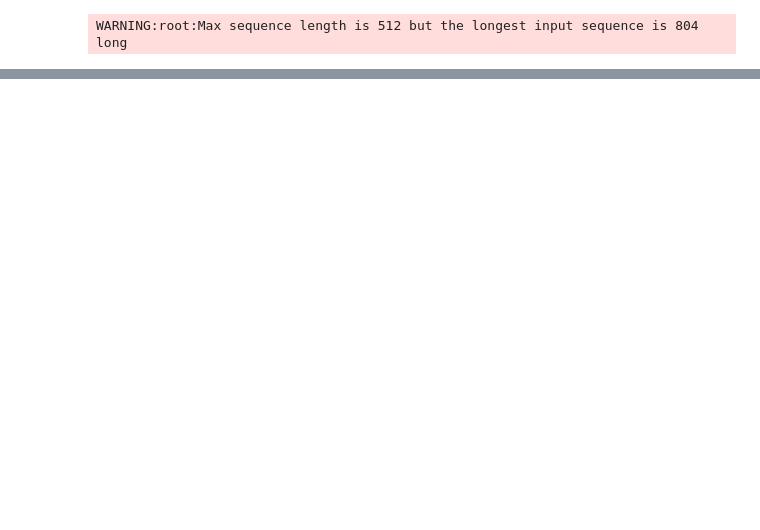
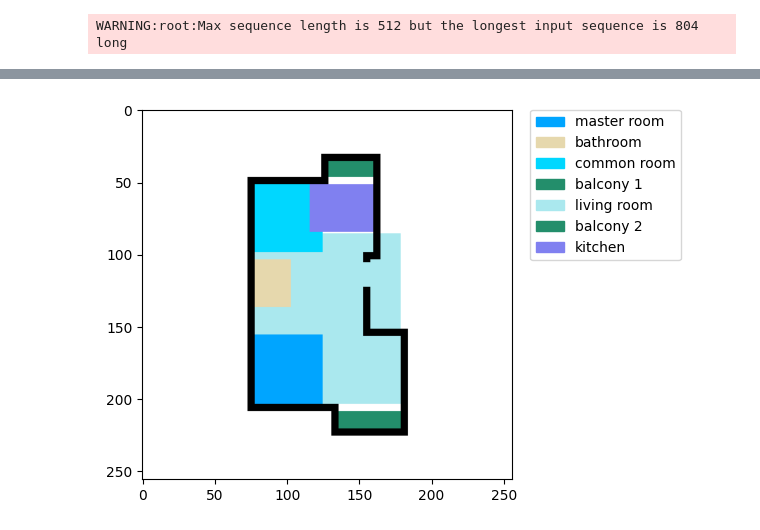
Before and after one commit to theobui1711/t2f, a Jupyter notebook: test.ipynb, the cells around one changed output, grey strips where cells are left out. Saved outputs shown, nothing was run; the diff lists cells and outputs as text; code cells hidden in the pictures; blank space fills up the shorter version.

```diff
--- a/test.ipynb
+++ b/test.ipynb
@@ -79,0 +148,3 @@ DataTrainingArguments(datasets='floorplan', data_dir=None, eval_datasets=None, t
+# %%
+res = test_dataset.output_format.run_inference(example, output_sentence[51:], predicted_index)
+predicted_rooms_by_name, predicted_rooms, raw_predicted_relations, wrong_reconstruction, format_error, label_error = res
@@ -79,0 +190,14 @@ DataTrainingArguments(datasets='floorplan', data_dir=None, eval_datasets=None, t
+# %%
+for room in gt_boxes:
+    y_min = gt_boxes[room][0][1]
+    x_min = gt_boxes[room][0][0]
+    y_max = gt_boxes[room][3][1]
+    x_max = gt_boxes[room][3][0]
+    gt_boxes[room] = (y_min, x_min, y_max, x_max)
+# %%
+for room in predicted_boxes:
+    y_min = predicted_boxes[room][0][1]
+    x_min = predicted_boxes[room][0][0]
+    y_max = predicted_boxes[room][3][1]
+    x_max = predicted_boxes[room][3][0]
+    predicted_boxes[room] = (y_min, x_min, y_max, x_max)
@@ -79,0 +259,23 @@ DataTrainingArguments(datasets='floorplan', data_dir=None, eval_datasets=None, t
+# %%
+import matplotlib.patches as mpatches
+
+def render_image_with_legend(example, predicted_boxes, all_gt_rooms, gt_boxes):
+    # Render the image as before
+    image = render_image_(example, predicted_boxes, all_gt_rooms, gt_boxes)
+
+    # Create a figure and a set of subplots
+    fig, ax = plt.subplots()
+
+    # Display the image
+    ax.imshow(image)
+
+    # Create a legend
+    patches = [mpatches.Patch(color=np.array(color_idx[room_idx[room]])/255., label=room) for room in all_gt_rooms]
+    plt.legend(handles=patches, bbox_to_anchor=(1.05, 1), loc='upper left', borderaxespad=0.)
+
+    # Show the plot
+    plt.show()
+# %%
+render_image_with_legend(example, gt_boxes, all_gt_rooms, gt_boxes)
+# %% [output]
+[figure, added]
```
Also changed, not shown: parts of 23 cells of this notebook, 3 other files.
